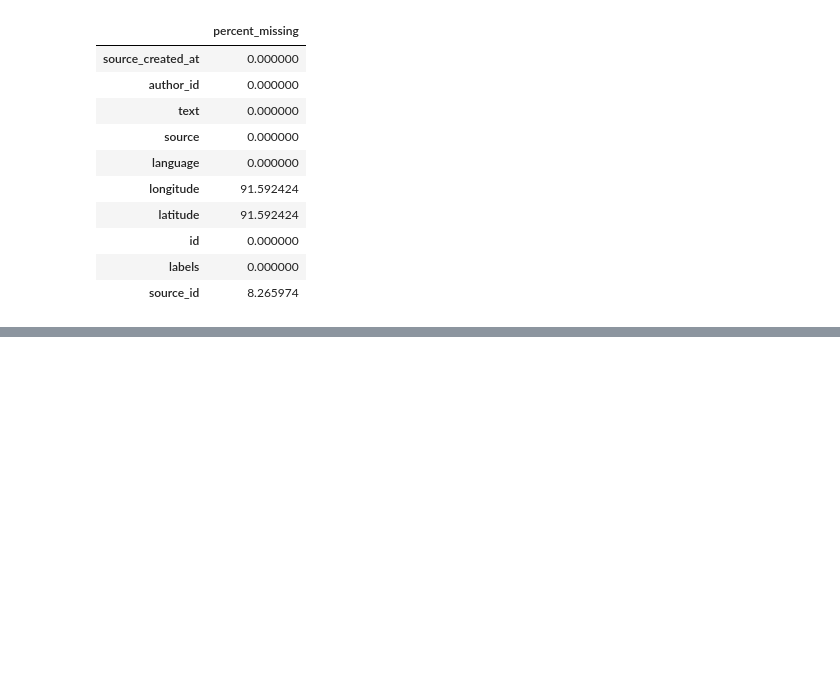
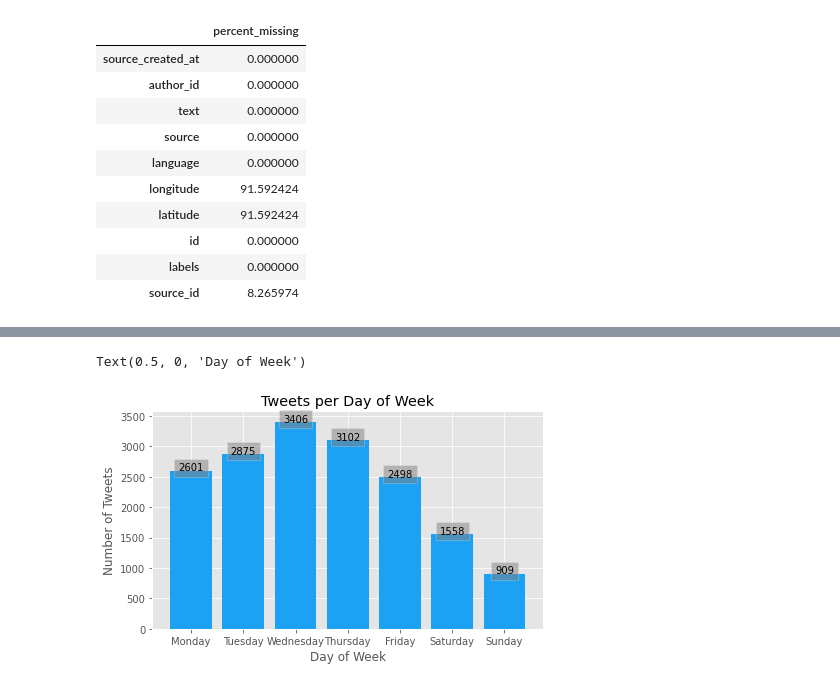
Before and after one commit to Himanshu-Dharma/Elon_bots_sentiment_analysis, a Jupyter notebook: tweetslalo.ipynb, the cells around one changed output, grey strips where cells are left out. Cells and saved outputs as stored; diff of their text form; code cells hidden in the pictures; blank space fills up the shorter version.

```diff
--- a/tweetslalo.ipynb
+++ b/tweetslalo.ipynb
@@ -216,0 +270,6 @@ Text(0.5, 0, 'Topic')
+# %%
+#Get number of tweets by week of day
+weekday_count = pd.DataFrame(df.sort_values('weekdayn', ascending = True).groupby(['weekdayn','weekday'])['id'].count().reset_index())
+weekday_count.rename(columns={'id': 'Number of Tweets'}, inplace=True)
+weekday_count = weekday_count.sort_values(['weekdayn'])
+weekday_count
@@ -216,0 +285,16 @@ Text(0.5, 0, 'Topic')
+# %%
+# Frequency distribution by day of week
+x, y = weekday_count['weekday'], weekday_count['Number of Tweets']
+plt.figure(figsize=(7,4))
+plt.style.use('ggplot')
+plt.bar(x, y, color = '#1DA1F2')
+for i in range(len(x)):
+  plt.text(i, y[i], y[i], ha = 'center',
+    Bbox = dict(facecolor = 'grey', alpha =.5))
+plt.title('Tweets per Day of Week')
+plt.ylabel('Number of Tweets', fontsize=12)
+plt.xlabel('Day of Week', fontsize=12)
+# plt.savefig('sentimentcount.jpeg')
+# %% [output]
+Text(0.5, 0, 'Day of Week')
+[figure, added]
```
Also changed, not shown: parts of 41 cells of this notebook.
